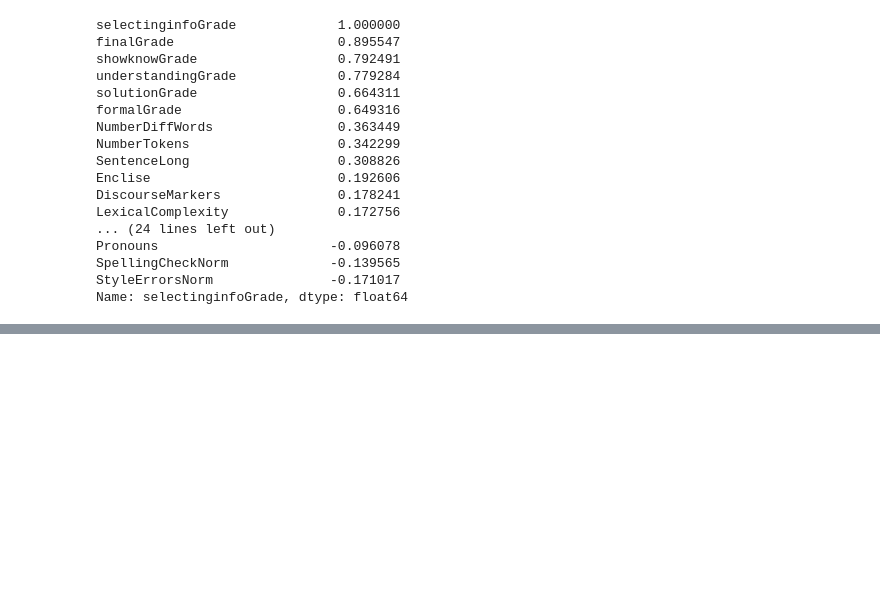
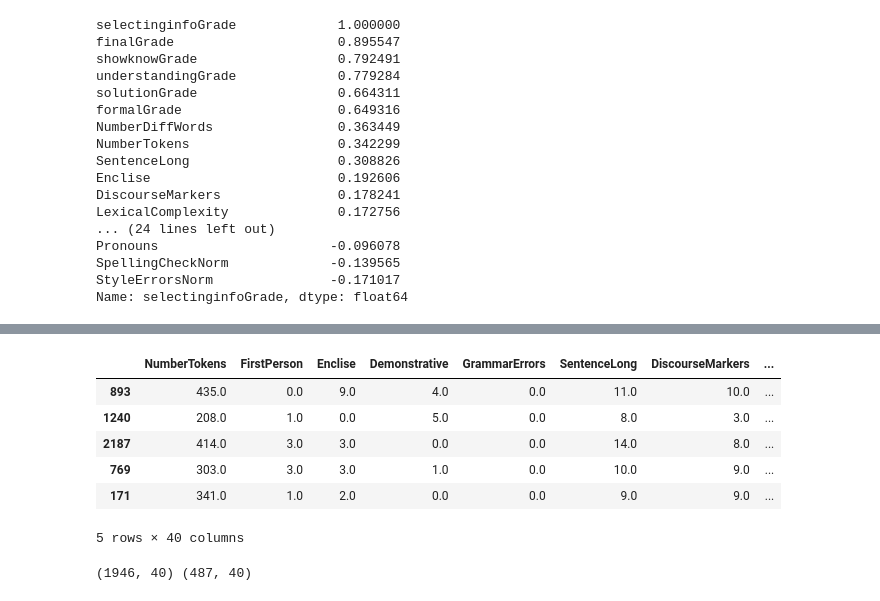
Before and after one commit to evelinamorim/aes-featureanalysis, a Jupyter notebook: Correlation_Features_UOL.ipynb, the cells around one changed output, grey strips where cells are left out. Cells and saved outputs as stored; diff of their text form; code cells hidden in the pictures; blank space fills up the shorter version.

```diff
--- a/Correlation_Features_UOL.ipynb
+++ b/Correlation_Features_UOL.ipynb
@@ -121,0 +201,20 @@ Name: selectinginfoGrade, dtype: float64
+# %%
+from sklearn.model_selection import StratifiedShuffleSplit
+
+split = StratifiedShuffleSplit(n_splits=1, test_size=0.2, random_state=42)
+for train_index, test_index in split.split(df, df["NumberDiffWords"]):
+    strat_train_set = df.loc[train_index]
+    strat_test_set = df.loc[test_index]
+strat_test_set.head()
+# %% [output]
+|  | NumberTokens | FirstPerson | Enclise | Demonstrative | GrammarErrors | SentenceLong | DiscourseMarkers | ... |
+| 893 | 435.0 | 0.0 | 9.0 | 4.0 | 0.0 | 11.0 | 10.0 | ... |
+| 1240 | 208.0 | 1.0 | 0.0 | 5.0 | 0.0 | 8.0 | 3.0 | ... |
+| 2187 | 414.0 | 3.0 | 3.0 | 0.0 | 0.0 | 14.0 | 8.0 | ... |
+| 769 | 303.0 | 3.0 | 3.0 | 1.0 | 0.0 | 10.0 | 9.0 | ... |
+| 171 | 341.0 | 1.0 | 2.0 | 0.0 | 0.0 | 9.0 | 9.0 | ... |
+5 rows × 40 columns
+# %%
+print(strat_train_set.shape, strat_test_set.shape)
+# %% [output]
+(1946, 40) (487, 40)
```
Also changed, not shown: parts of 7 cells of this notebook.
